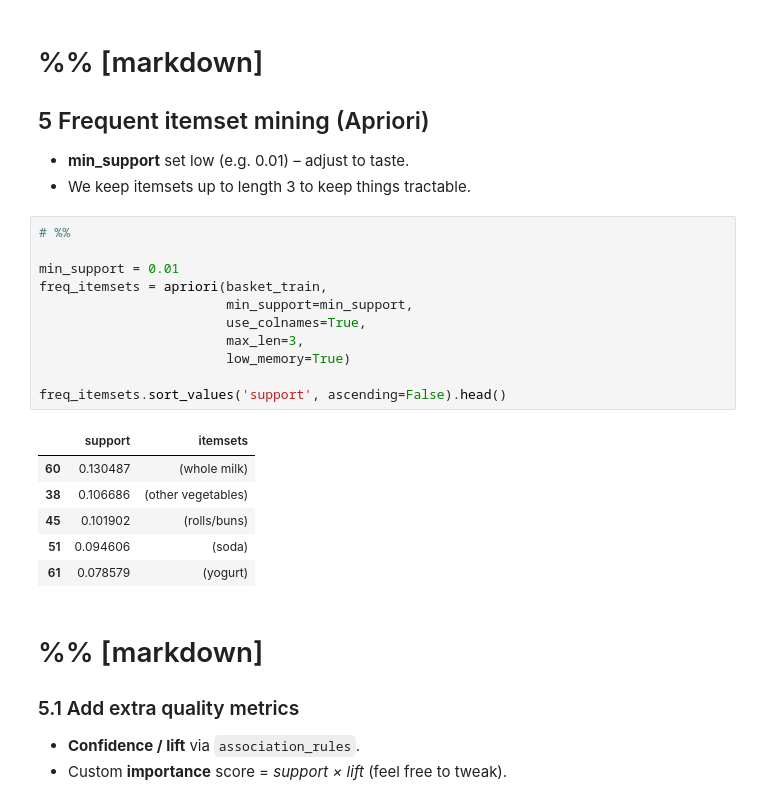
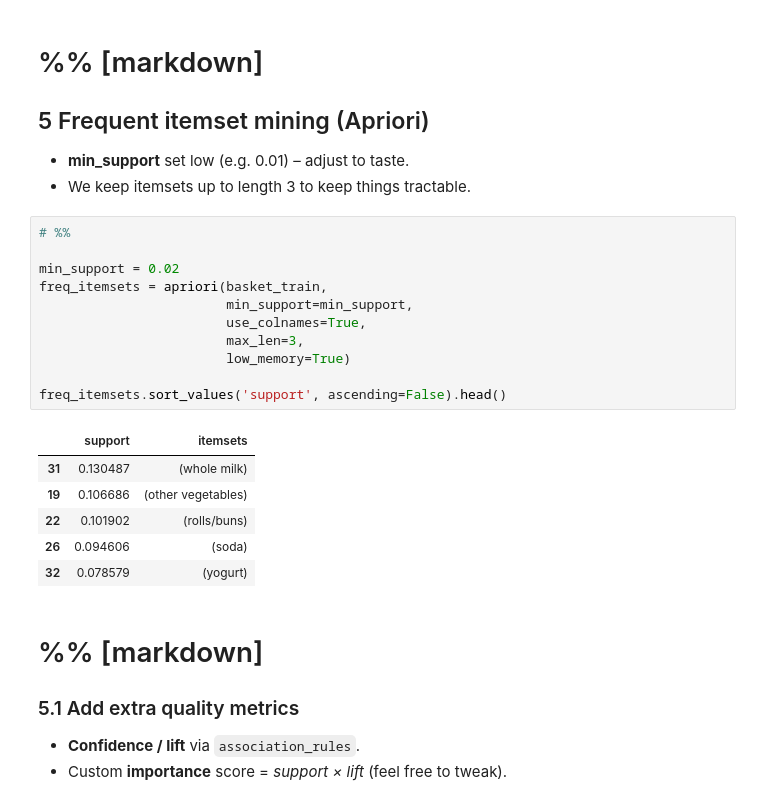
Before and after one commit to KendrickLamawr/Rec-System-for-Grocery-store, a Jupyter notebook: ARYAN_EDIT_task1task2.ipynb, the cells around one changed output. Drawn from its saved outputs; the diff is of its cells as text.

```diff
--- a/ARYAN_EDIT_task1task2.ipynb
+++ b/ARYAN_EDIT_task1task2.ipynb
@@ -130,21 +122,21 @@ Basket × item matrix shape: (8361, 167)
 # %%
 # %%
 
-min_support = 0.01
+min_support = 0.02
 freq_itemsets = apriori(basket_train,
                         min_support=min_support,
                         use_colnames=True,
                         max_len=3,
                         low_memory=True)
 
 freq_itemsets.sort_values('support', ascending=False).head()
 # %% [output]
 |  | support | itemsets |
-| 60 | 0.130487 | (whole milk) |
-| 38 | 0.106686 | (other vegetables) |
-| 45 | 0.101902 | (rolls/buns) |
-| 51 | 0.094606 | (soda) |
-| 61 | 0.078579 | (yogurt) |
+| 31 | 0.130487 | (whole milk) |
+| 19 | 0.106686 | (other vegetables) |
+| 22 | 0.101902 | (rolls/buns) |
+| 26 | 0.094606 | (soda) |
+| 32 | 0.078579 | (yogurt) |
 # %% [markdown]
 # %% [markdown]
 
```
Also changed, not shown: parts of 13 cells of this notebook, 6 other files.
